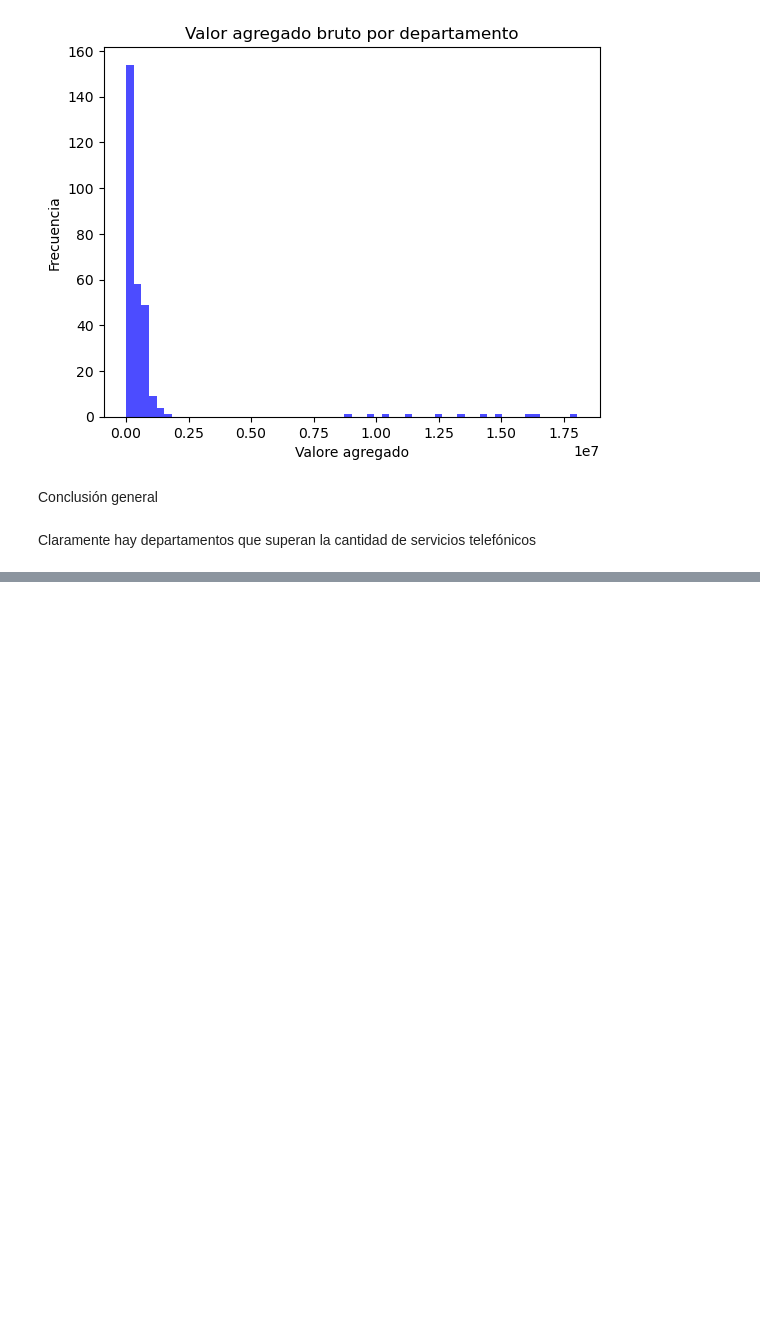
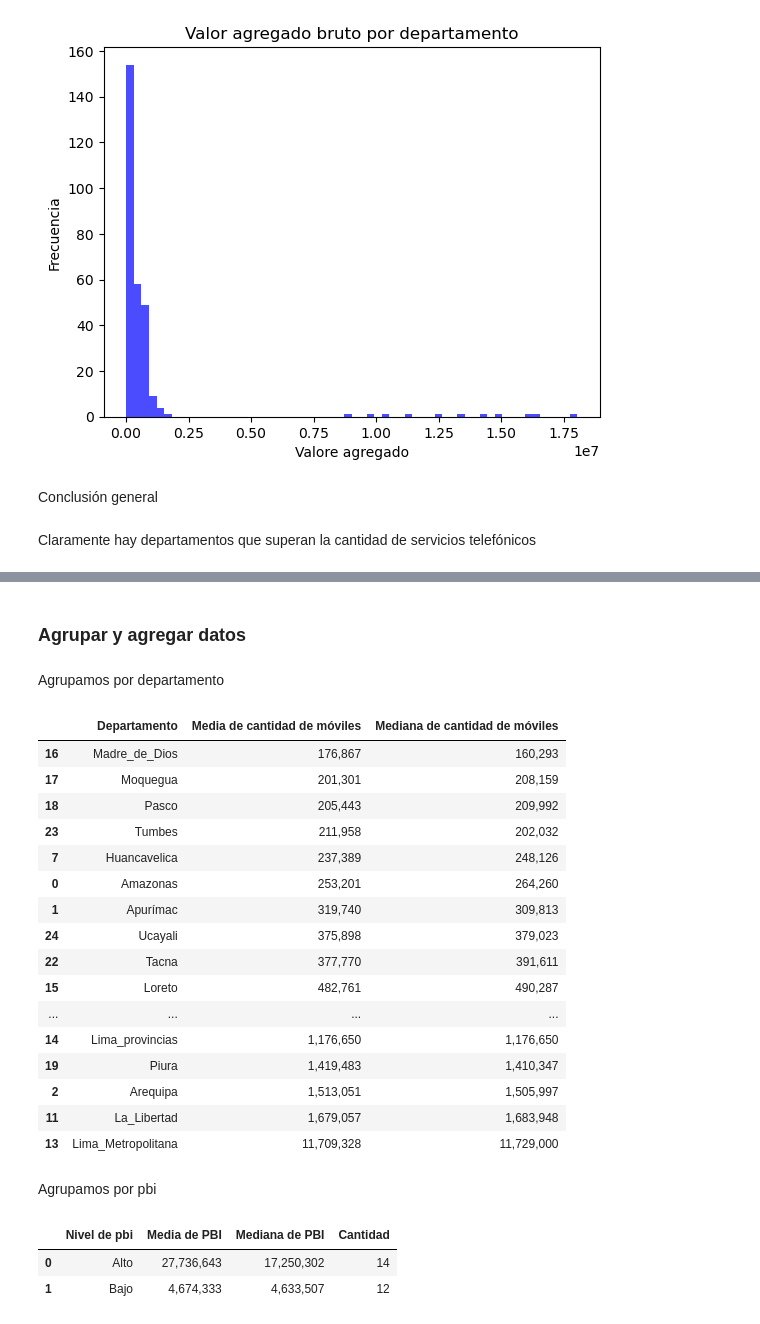
Before and after one commit to Sebastian-Landeo/Telecomunicaciones-Per-ETL, a Jupyter notebook: Transformación.ipynb, the cells around one changed output, grey strips where cells are left out. Saved outputs shown, nothing was run; the diff lists cells and outputs as text; code cells hidden in the pictures; blank space fills up the shorter version.

```diff
--- a/Transformación.ipynb
+++ b/Transformación.ipynb
@@ -589,0 +650,30 @@ Claramente hay departamentos que superan la cantidad de servicios telefónicos
+# %% [markdown]
+### Agrupar y agregar datos
+# %% [markdown]
+Agrupamos por departamento
+# %%
+telecom_gdep = telecom.groupby("Departamento")["Tel_movil_unid"].agg(["mean","median"]).reset_index()
+# %%
+telecom_gdep.columns = ["Departamento", "Media de cantidad de móviles", "Mediana de cantidad de móviles"]
+# %%
+telecom_gdep.sort_values("Media de cantidad de móviles")
+# %% [output]
+|  | Departamento | Media de cantidad de móviles | Mediana de cantidad de móviles |
+| 16 | Madre_de_Dios | 176,867 | 160,293 |
+| 17 | Moquegua | 201,301 | 208,159 |
+| 18 | Pasco | 205,443 | 209,992 |
+| 23 | Tumbes | 211,958 | 202,032 |
+| 7 | Huancavelica | 237,389 | 248,126 |
+| 0 | Amazonas | 253,201 | 264,260 |
+| 1 | Apurímac | 319,740 | 309,813 |
+| 24 | Ucayali | 375,898 | 379,023 |
+| 22 | Tacna | 377,770 | 391,611 |
+| 15 | Loreto | 482,761 | 490,287 |
+| ... | ... | ... | ... |
+| 14 | Lima_provincias | 1,176,650 | 1,176,650 |
+| 19 | Piura | 1,419,483 | 1,410,347 |
+| 2 | Arequipa | 1,513,051 | 1,505,997 |
+| 11 | La_Libertad | 1,679,057 | 1,683,948 |
+| 13 | Lima_Metropolitana | 11,709,328 | 11,729,000 |
+# %% [markdown]
+Agrupamos por pbi
@@ -589,0 +688,6 @@ Claramente hay departamentos que superan la cantidad de servicios telefónicos
+# %%
+telecom_gpbi
+# %% [output]
+|  | Nivel de pbi | Media de PBI | Mediana de PBI | Cantidad |
+| 0 | Alto | 27,736,643 | 17,250,302 | 14 |
+| 1 | Bajo | 4,674,333 | 4,633,507 | 12 |
```
Also changed, not shown: parts of 31 cells of this notebook, 1 other file.
